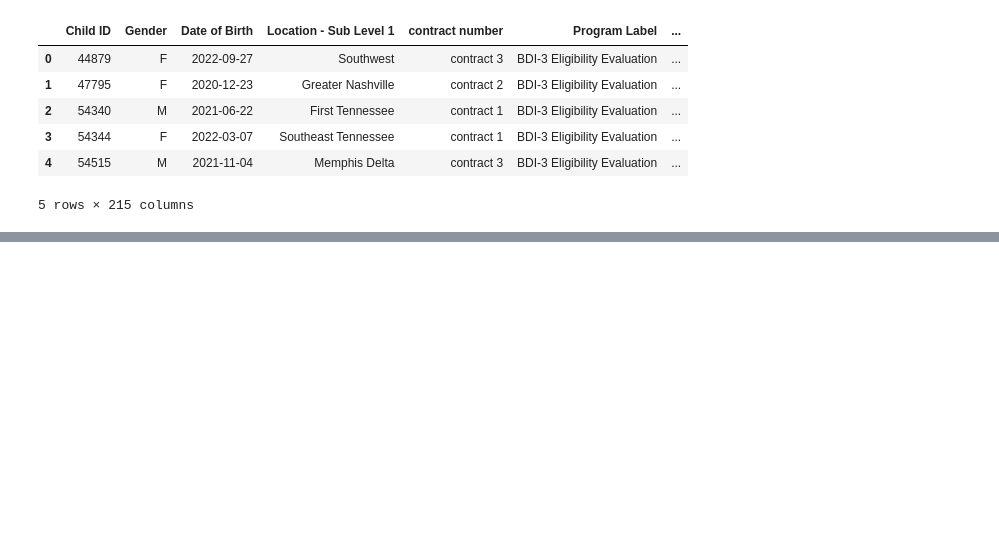
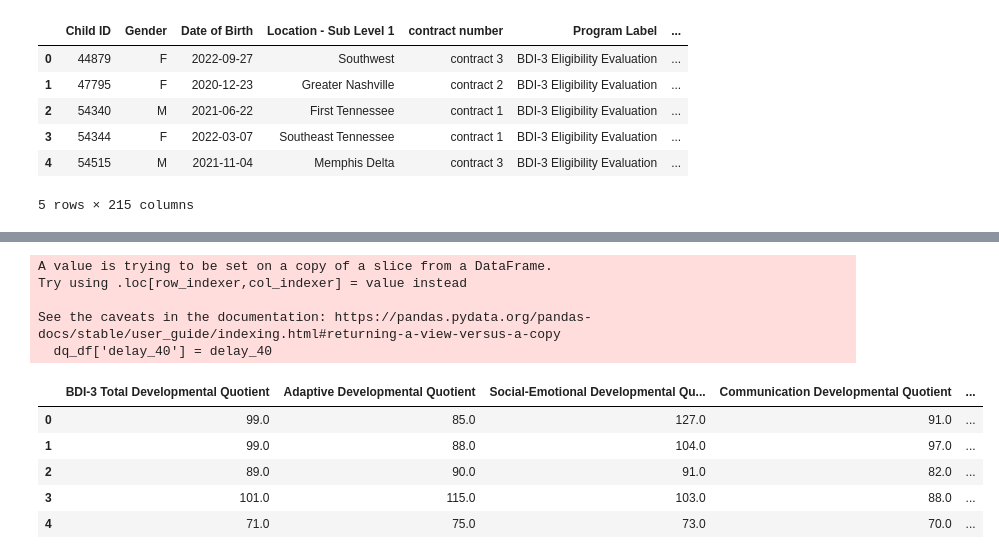
Before and after one commit to NSS-Data-Analytics-Cohort-17/partner-project-japan, a Jupyter notebook: partner_project_Tom_Herbold.ipynb, the cells around one changed output, grey strips where cells are left out. Cells and saved outputs as stored; diff of their text form; code cells hidden in the pictures; blank space fills up the shorter version.

```diff
--- a/partner_project_Tom_Herbold.ipynb
+++ b/partner_project_Tom_Herbold.ipynb
@@ -1033,0 +1073,29 @@ CBI_df.head()
+# %%
+delay_40 = []
+
+for index, row in dq_df.iterrows():
+    if (
+        row['Adaptive Developmental Quotient'] <= 70 or
+        row['Social-Emotional Developmental Quotient'] <= 70 or
+        row['Communication Developmental Quotient'] <= 70 or
+        row['Motor Developmental Quotient'] <= 70 or
+        row['Cognitive Developmental Quotient']<= 70
+    ):
+        delay_40.append('Yes')
+    else:
+        delay_40.append('No')
+
+dq_df['delay_40'] = delay_40
+dq_df.head()
+# %% [output]
+A value is trying to be set on a copy of a slice from a DataFrame.
+Try using .loc[row_indexer,col_indexer] = value instead
+
+See the caveats in the documentation: https://pandas.pydata.org/pandas-docs/stable/user_guide/indexing.html#returning-a-view-versus-a-copy
+  dq_df['delay_40'] = delay_40
+|  | BDI-3 Total Developmental Quotient | Adaptive Developmental Quotient | Social-Emotional Developmental Qu... | Communication Developmental Quotient | ... |
+| 0 | 99.0 | 85.0 | 127.0 | 91.0 | ... |
+| 1 | 99.0 | 88.0 | 104.0 | 97.0 | ... |
+| 2 | 89.0 | 90.0 | 91.0 | 82.0 | ... |
+| 3 | 101.0 | 115.0 | 103.0 | 88.0 | ... |
+| 4 | 71.0 | 75.0 | 73.0 | 70.0 | ... |
```
Also changed, not shown: parts of 19 cells of this notebook.
